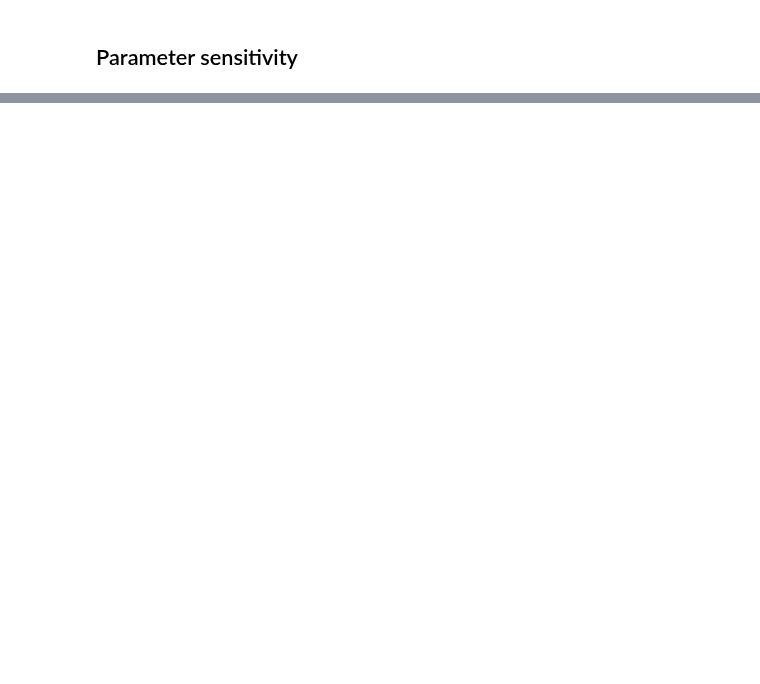
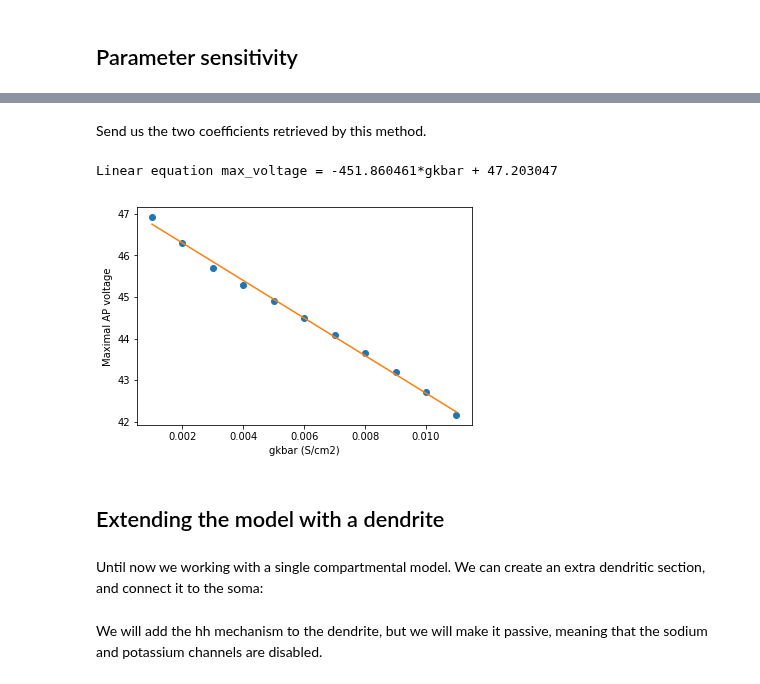
Before and after one commit to BlueBrain/MOOC-neurons-and-synapses-2017, a Jupyter notebook: ModelingNeurons/TutBallStick/ballandstick.ipynb, the cells around one changed output, grey strips where cells are left out. Drawn from its saved outputs; the diff is of its cells as text; code cells hidden in the pictures; blank space fills up the shorter version.

```diff
--- a/ModelingNeurons/TutBallStick/ballandstick.ipynb
+++ b/ModelingNeurons/TutBallStick/ballandstick.ipynb
@@ -590,0 +380,37 @@ del netcon2
+# %% [markdown]
+Send us the two coefficients retrieved by this method.
+# %%
+# Solution
+soma.gnabar_hh = 0.1
+
+max_voltages = []
+gkbar_range = numpy.arange(.001, 0.012, 0.001)
+import numpy
+for gkbar in gkbar_range:
+    soma.gkbar_hh = gkbar
+
+    neuron.h.run()
+
+    # Convert the NEURON vectors to numpy arrays
+    time_py = time.to_python()
+    voltage_py = voltage.to_python()
+
+    max_voltages.append(max(voltage_py))
+
+plt.plot(gkbar_range, max_voltages, 'o')
+
+linear_coef = numpy.polyfit(gkbar_range, max_voltages, 1)
+print 'Linear equation max_voltage = %f*gkbar + %f' % tuple([x for x in linear_coef])
+
+plt.plot(gkbar_range, numpy.poly1d(linear_coef)(gkbar_range))
+plt.xlabel('gkbar (S/cm2)')
+plt.ylabel('Maximal AP voltage')
+
+plt.show()
+# %% [output]
+Linear equation max_voltage = -451.860461*gkbar + 47.203047
+[figure, added]
+# %% [markdown]
+## Extending the model with a dendrite
+# %% [markdown]
+Until now we working with a single compartmental model. We can create an extra dendritic section, and connect it to the soma:
@@ -590,0 +425,2 @@ del netcon2
+# %% [markdown]
+We will add the hh mechanism to the dendrite, but we will make it passive, meaning that the sodium and potassium channels are disabled.
```
Also changed, not shown: parts of 71 cells of this notebook, 3 other files.
